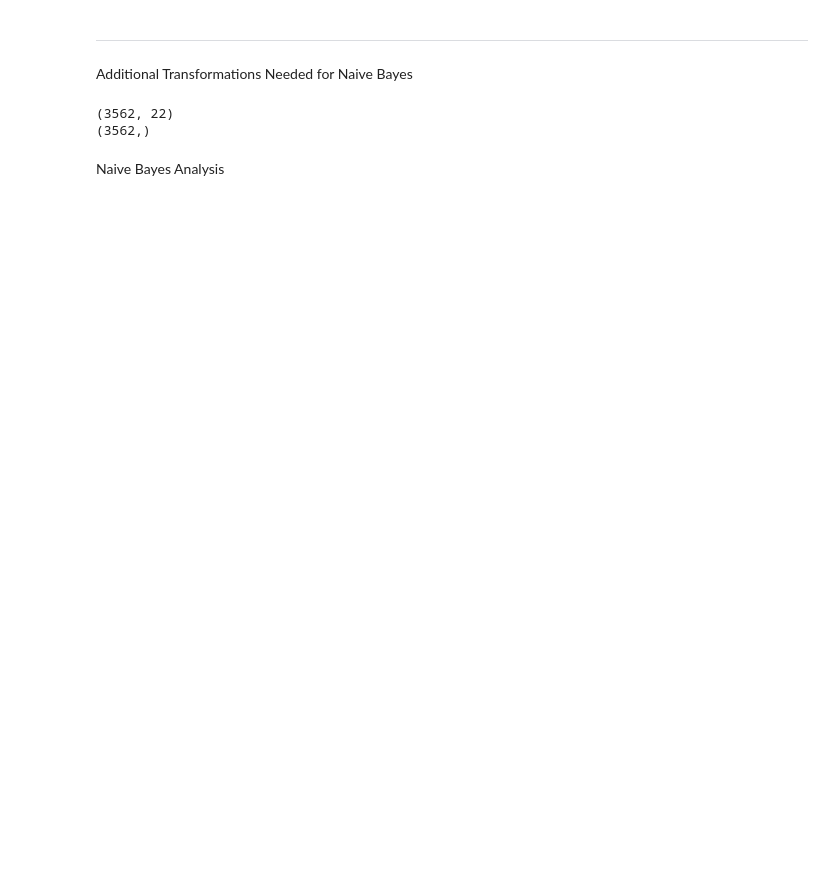
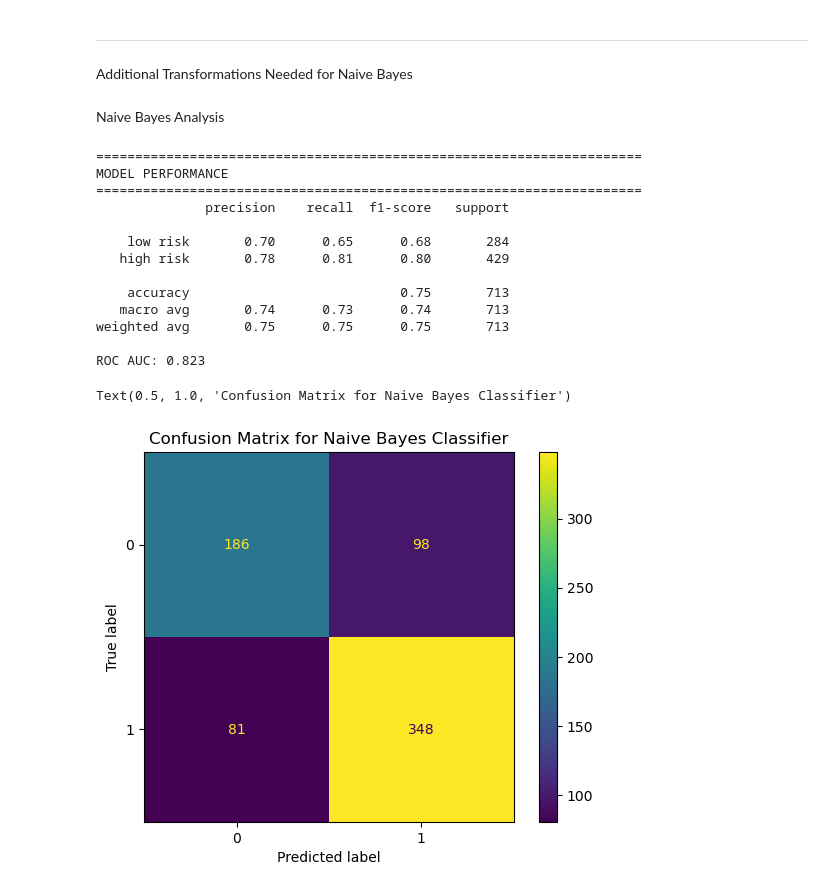
Before and after one commit to zuchm/Machine-Learning, a Jupyter notebook: src/4.3_naive_bayes.ipynb, the cells around one changed output. Drawn from its saved outputs; the diff is of its cells as text; code cells hidden in the pictures; blank space fills up the shorter version.

```diff
--- a/src/4.3_naive_bayes.ipynb
+++ b/src/4.3_naive_bayes.ipynb
@@ -13,19 +11,16 @@ Import libraries
 # %%
 import pandas as pd
 import numpy as np
-import matplotlib.pyplot as plt
-import seaborn as sns
-from sklearn.preprocessing import scale
-from sklearn import decomposition
-import pandas as pd
-import plotly.graph_objects as go
-import kaleido
-import plotly.express as px
-
+from sklearn.model_selection import train_test_split
+from sklearn.preprocessing import OneHotEncoder, KBinsDiscretizer
+from sklearn.compose import ColumnTransformer
+from sklearn.pipeline import Pipeline
+from sklearn.naive_bayes import MultinomialNB
+from sklearn.metrics import classification_report, confusion_matrix, roc_auc_score
 
 pd.set_option("display.max_columns", 100)
+pd.set_option("display.width", 1000)
 pd.set_option("display.float_format", lambda x: f'{x:,.4f}')
-sns.set_theme(style="whitegrid", context='talk')
 # %% [markdown]
 Load dataset
 # %%
@@ -53,19 +48,11 @@ seed = 42
 palette = "Set2"
 
 # define feature columns
-feature_cols = [
-    'age', 'poverty_income_ratio', 'bmi', 'waist_cm', 'weight_kg', 'height_cm',
-    'male', 'ever_smoker', 'current_smoker', 'avg_drinks_per_day',
-    'drink_frequency_past_year', 'time_sitting',
-    'total_cholesterol_mgdl', 'HDL_cholesterol_mgdl',
-    'LDL_cholesterol_mgdl_friedewald', 'fasting_glucose_mgdl',
-    'high_cholesterol', 'on_chol_medication', 'pulse_avg',
-    'moderate_minutes_per_week', 'vigorous_minutes_per_week', 'physically_active'
-]
+feature_cols = ht_risk_df.copy()
 print(feature_cols)
 print(len(feature_cols), 'input features')
 
 # define output feature (target)
-target_col = 'hypertension_risk'
-print('distribution of target value:\n', ht_risk_df[target_col].value_counts())
+y =  ht_risk_df['hypertension_risk']
+print('distribution of target value:\n', y.value_counts())
 # %% [output]
@@ -80,20 +80,3 @@ Name: count, dtype: int64
 ---
 # %% [markdown]
 Additional Transformations Needed for Naive Bayes
-# %%
-# Convert Yes/No fields to binary 1/0
-ht_risk_model = ht_risk_df.copy()
-ht_risk_model['on_chol_medication'] = ht_risk_model['on_chol_medication'].map({'No': 0, 'Yes': 1})
-
-X = ht_risk_model[feature_cols].values
-Y = ht_risk_model[target_col].values
-
-# Scale data
-X = scale(X)
-
-# Examine shape:
-print(X.shape)  # rows = participants, columns = input risk-factor features
-print(Y.shape)  # one hypertension_risk label per participant
-# %% [output]
-(3562, 22)
-(3562,)
@@ -100,2 +130,32 @@ print(Y.shape)  # one hypertension_risk label per participant
 # %% [markdown]
 Naive Bayes Analysis
+# %%
+print("=" * 70)
+print("MODEL PERFORMANCE")
+print("=" * 70)
+print(classification_report(y_test, y_pred, target_names=["low risk", "high risk"]))
+print("ROC AUC:", round(roc_auc_score(y_test, y_proba), 3))
+
+from sklearn.metrics import confusion_matrix, ConfusionMatrixDisplay, accuracy_score, f1_score, recall_score
+
+cm = confusion_matrix(y_test, y_pred)
+
+disp = ConfusionMatrixDisplay(confusion_matrix=cm, display_labels=pipe.classes_)
+disp.plot()
+disp.ax_.set_title('Confusion Matrix for Naive Bayes Classifier')
+# %% [output]
+======================================================================
+MODEL PERFORMANCE
+======================================================================
+              precision    recall  f1-score   support
+
+    low risk       0.70      0.65      0.68       284
+   high risk       0.78      0.81      0.80       429
+
+    accuracy                           0.75       713
+   macro avg       0.74      0.73      0.74       713
+weighted avg       0.75      0.75      0.75       713
+
+ROC AUC: 0.823
+Text(0.5, 1.0, 'Confusion Matrix for Naive Bayes Classifier')
+[figure, added]
```
Also changed, not shown: parts of 3 cells of this notebook, 8 other files.
